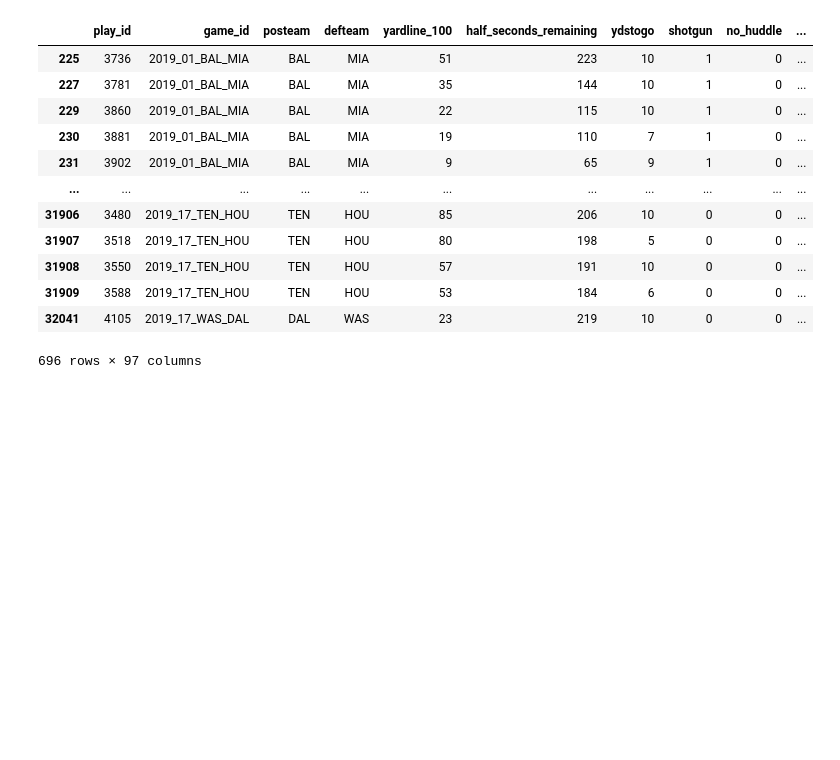
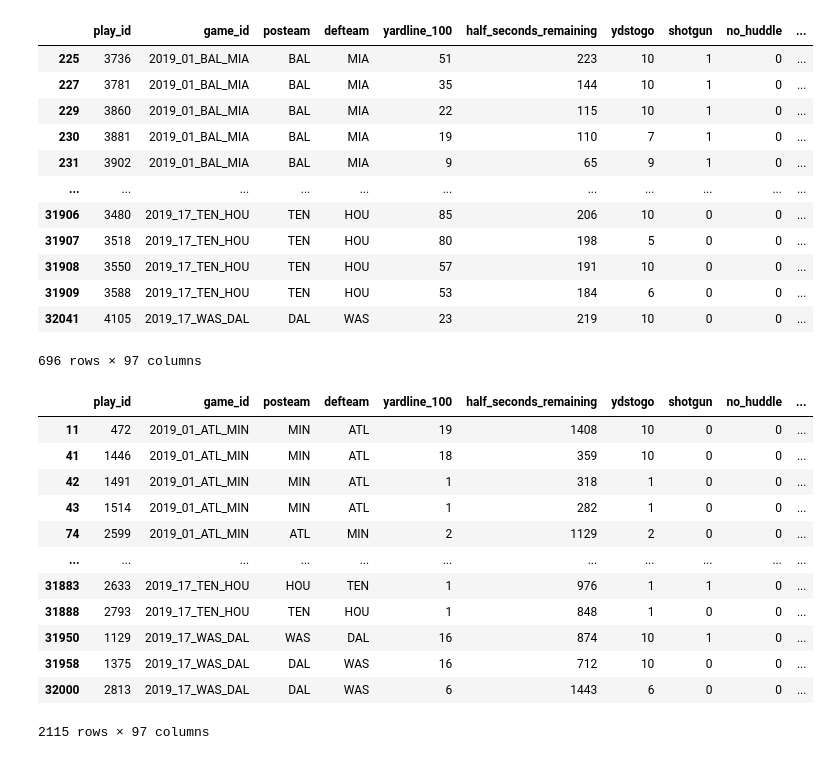
Before and after one commit to joeDirector/NFL-Play-Call-Prediction-with-LSTM-Neural-Netowrks, a Jupyter notebook: src/visualizations.ipynb, the cells around one changed output. Drawn from its saved outputs; the diff is of its cells as text; code cells hidden in the pictures; blank space fills up the shorter version.

```diff
--- a/src/visualizations.ipynb
+++ b/src/visualizations.ipynb
@@ -265,3 +265,24 @@ runs
 | 31909 | 3588 | 2019_17_TEN_HOU | TEN | HOU | 53 | 184 | 6 | 0 | 0 | ... |
 | 32041 | 4105 | 2019_17_WAS_DAL | DAL | WAS | 23 | 219 | 10 | 0 | 0 | ... |
 696 rows × 97 columns
+# %%
+rz = pbp.query('yardline_100 <= 20')
+# %%
+rz_pass = rz[rz['pass'] == 1]
+rz_run = rz[rz['pass'] == 0]
+# %%
+rz_run
+# %% [output]
+|  | play_id | game_id | posteam | defteam | yardline_100 | half_seconds_remaining | ydstogo | shotgun | no_huddle | ... |
+| 11 | 472 | 2019_01_ATL_MIN | MIN | ATL | 19 | 1408 | 10 | 0 | 0 | ... |
+| 41 | 1446 | 2019_01_ATL_MIN | MIN | ATL | 18 | 359 | 10 | 0 | 0 | ... |
+| 42 | 1491 | 2019_01_ATL_MIN | MIN | ATL | 1 | 318 | 1 | 0 | 0 | ... |
+| 43 | 1514 | 2019_01_ATL_MIN | MIN | ATL | 1 | 282 | 1 | 0 | 0 | ... |
+| 74 | 2599 | 2019_01_ATL_MIN | ATL | MIN | 2 | 1129 | 2 | 0 | 0 | ... |
+| ... | ... | ... | ... | ... | ... | ... | ... | ... | ... | ... |
+| 31883 | 2633 | 2019_17_TEN_HOU | HOU | TEN | 1 | 976 | 1 | 1 | 0 | ... |
+| 31888 | 2793 | 2019_17_TEN_HOU | TEN | HOU | 1 | 848 | 1 | 0 | 0 | ... |
+| 31950 | 1129 | 2019_17_WAS_DAL | WAS | DAL | 16 | 874 | 10 | 1 | 0 | ... |
+| 31958 | 1375 | 2019_17_WAS_DAL | DAL | WAS | 16 | 712 | 10 | 0 | 0 | ... |
+| 32000 | 2813 | 2019_17_WAS_DAL | DAL | WAS | 6 | 1443 | 6 | 0 | 0 | ... |
+2115 rows × 97 columns
```
Also changed, not shown: parts of 11 cells of this notebook, 11 other files.
